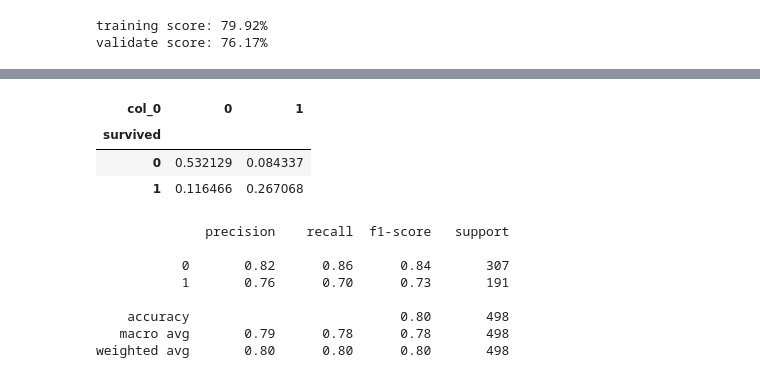
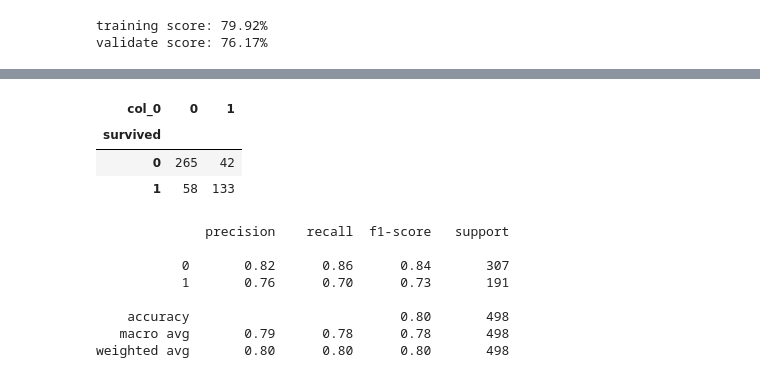
Before and after one commit to annah-vu/classification-exercises, a Jupyter notebook: model.ipynb, the cells around one changed output, grey strips where cells are left out. Cells and saved outputs as stored; diff of their text form; code cells hidden in the pictures.

```diff
--- a/model.ipynb
+++ b/model.ipynb
@@ -224,12 +224,12 @@ train.head()
 # %%
 y_pred = model2.predict(X_train)
 # %%
-pd.crosstab(y_train, y_pred, normalize = True)
+pd.crosstab(y_train, y_pred)
 # %% [output]
 | col_0 | 0 | 1 |
 | survived |  |  |
-| 0 | 0.532129 | 0.084337 |
-| 1 | 0.116466 | 0.267068 |
+| 0 | 265 | 42 |
+| 1 | 58 | 133 |
 # %%
 print(classification_report(y_train, y_pred))
 # %% [output]
```
Also changed, not shown: parts of 3 cells of this notebook.
